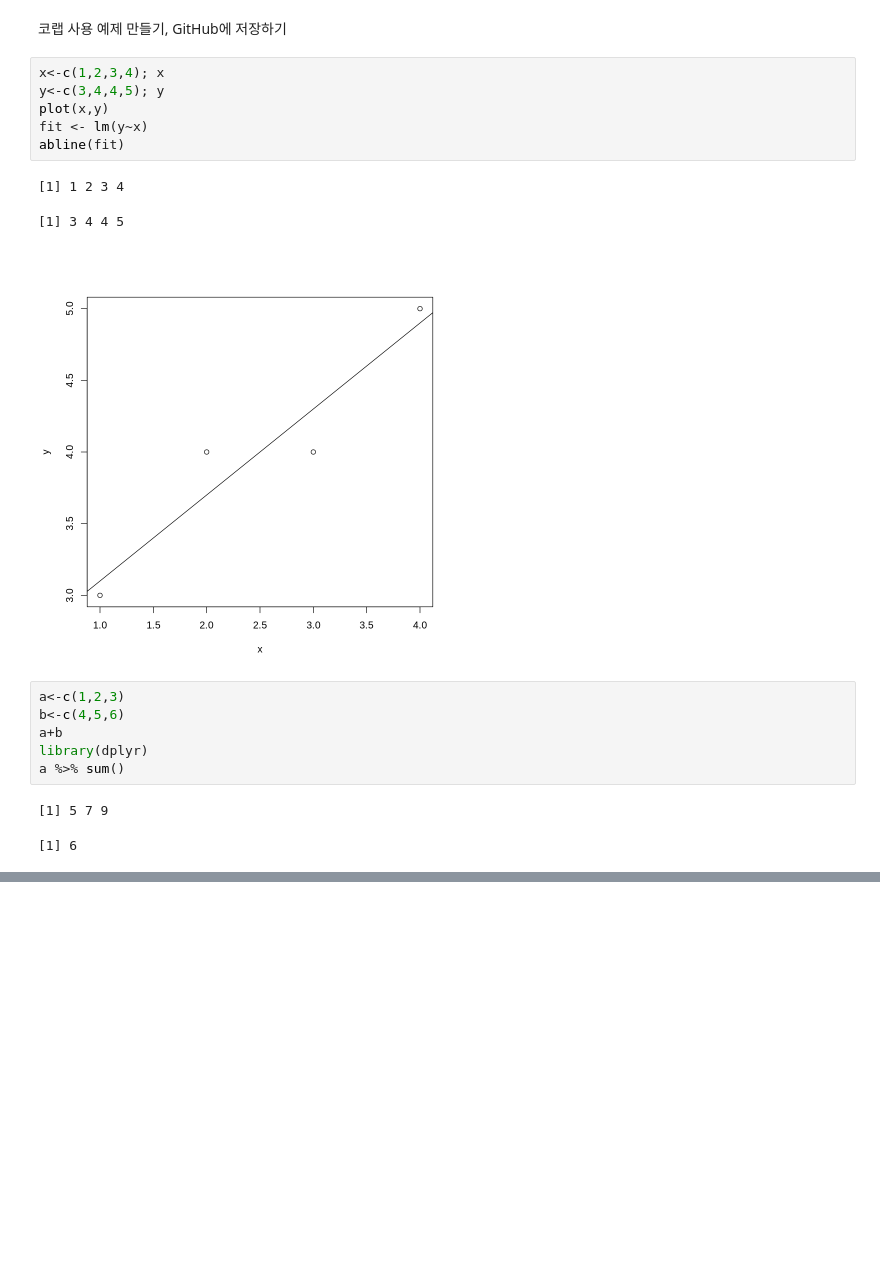
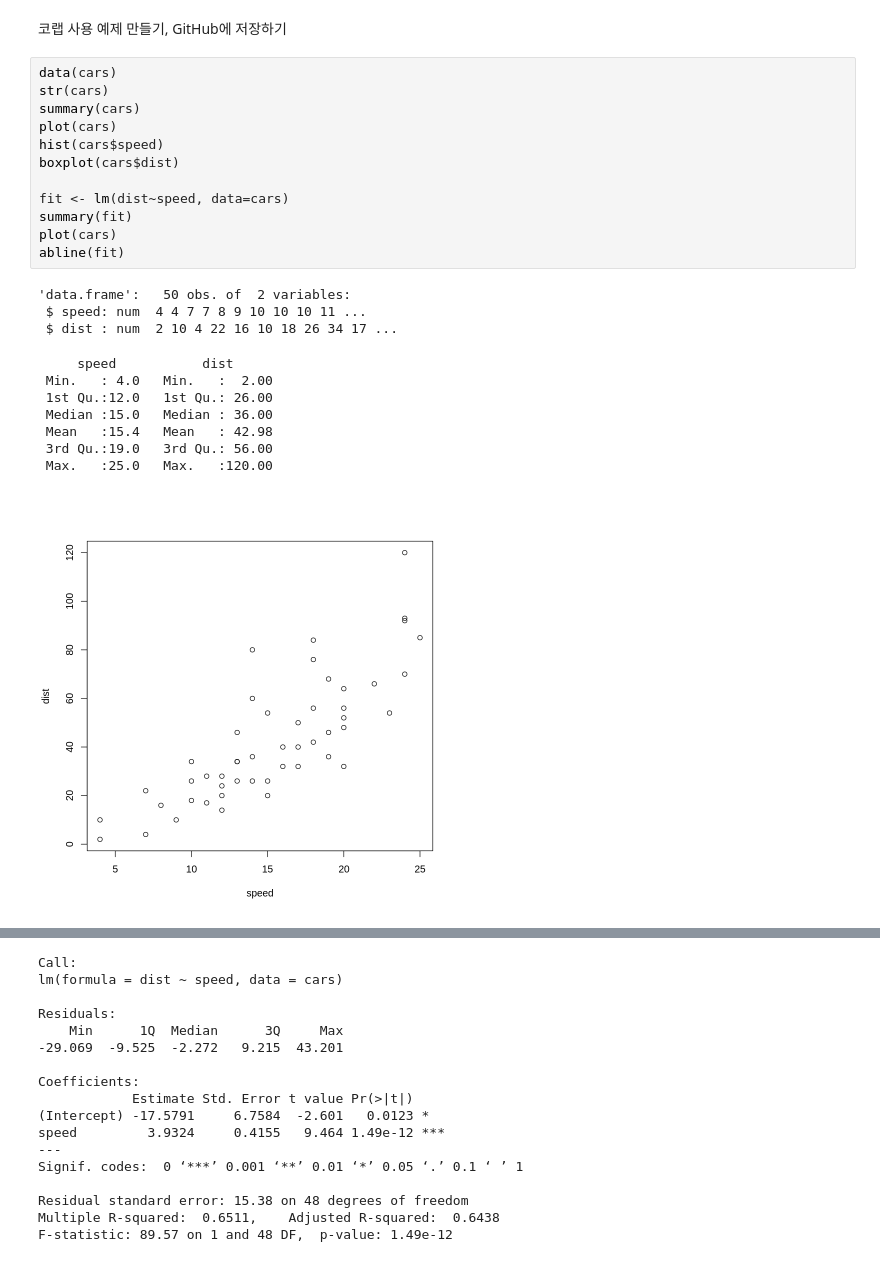
Before and after one commit to Meeyachoi/me, a Jupyter notebook: stat1.ipynb, the cells around one changed output, grey strips where cells are left out. Cells and saved outputs as stored; diff of their text form; blank space fills up the shorter version.

```diff
--- a/stat1.ipynb
+++ b/stat1.ipynb
@@ -2,22 +2,27 @@
 <a href="https://colab.research.google.com/github/Meeyachoi/me/blob/main/stat1.ipynb" target="_parent"><img src="https://colab.research.google.com/assets/colab-badge.svg" alt="Open In Colab"/></a>
 # %% [markdown]
 코랩 사용 예제 만들기, GitHub에 저장하기
-# %%
-x<-c(1,2,3,4); x
-y<-c(3,4,4,5); y
-plot(x,y)
-fit <- lm(y~x)
-abline(fit)
-# %% [output]
-[1] 1 2 3 4
-[1] 3 4 4 5
-[figure, removed]
-# %%
-a<-c(1,2,3)
-b<-c(4,5,6)
-a+b
-library(dplyr)
-a %>% sum()
-# %% [output]
-[1] 5 7 9
-[1] 6
+# %%
+data(cars)
+str(cars)
+summary(cars)
+plot(cars)
+hist(cars$speed)
+boxplot(cars$dist)
+
+fit <- lm(dist~speed, data=cars)
+summary(fit)
+plot(cars)
+abline(fit)
+# %% [output]
+'data.frame':   50 obs. of  2 variables:
+ $ speed: num  4 4 7 7 8 9 10 10 10 11 ...
+ $ dist : num  2 10 4 22 16 10 18 26 34 17 ...
+     speed           dist
+ Min.   : 4.0   Min.   :  2.00
+ 1st Qu.:12.0   1st Qu.: 26.00
+ Median :15.0   Median : 36.00
+ Mean   :15.4   Mean   : 42.98
+ 3rd Qu.:19.0   3rd Qu.: 56.00
+ Max.   :25.0   Max.   :120.00
+[figure, added]
@@ -23,0 +30,17 @@ a %>% sum()
+Call:
+lm(formula = dist ~ speed, data = cars)
+
+Residuals:
+    Min      1Q  Median      3Q     Max
+-29.069  -9.525  -2.272   9.215  43.201
+
+Coefficients:
+            Estimate Std. Error t value Pr(>|t|)
+(Intercept) -17.5791     6.7584  -2.601   0.0123 *
+speed         3.9324     0.4155   9.464 1.49e-12 ***
+---
+Signif. codes:  0 ‘***’ 0.001 ‘**’ 0.01 ‘*’ 0.05 ‘.’ 0.1 ‘ ’ 1
+
+Residual standard error: 15.38 on 48 degrees of freedom
+Multiple R-squared:  0.6511,    Adjusted R-squared:  0.6438
+F-statistic: 89.57 on 1 and 48 DF,  p-value: 1.49e-12
```
Also changed, not shown: parts of 1 cell of this notebook.
